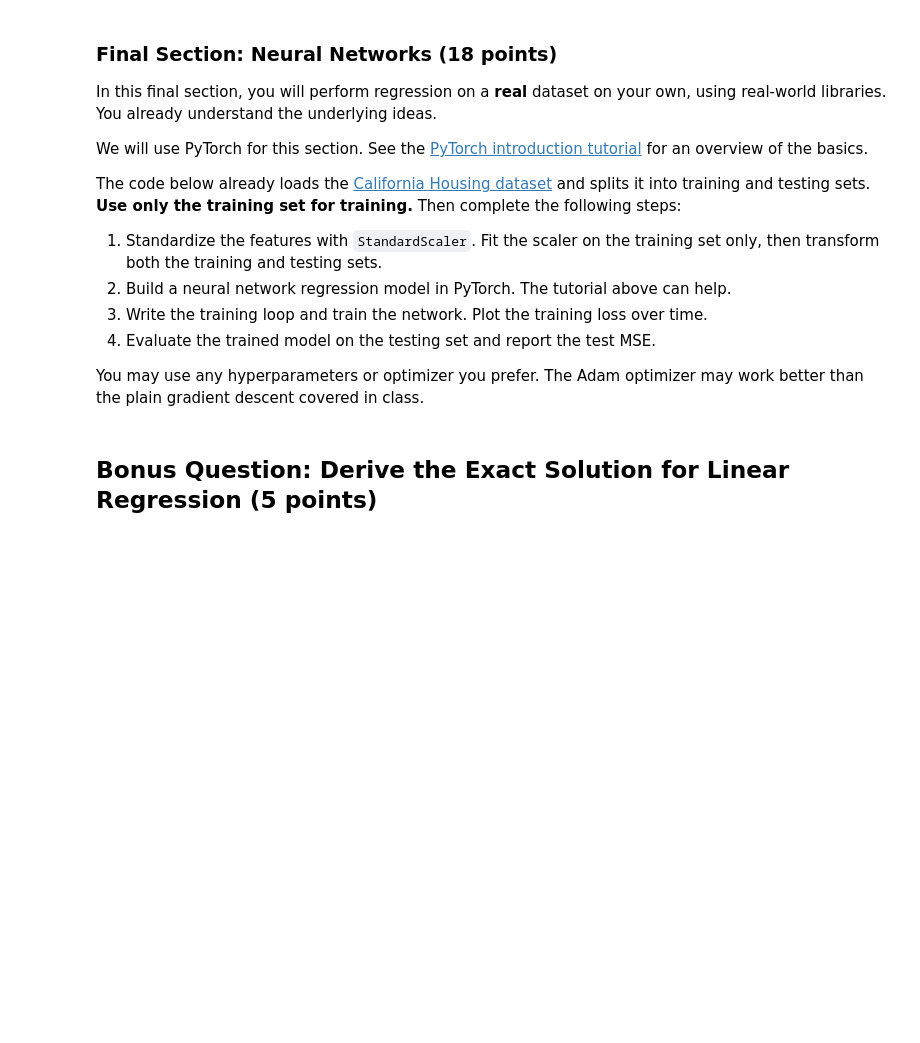
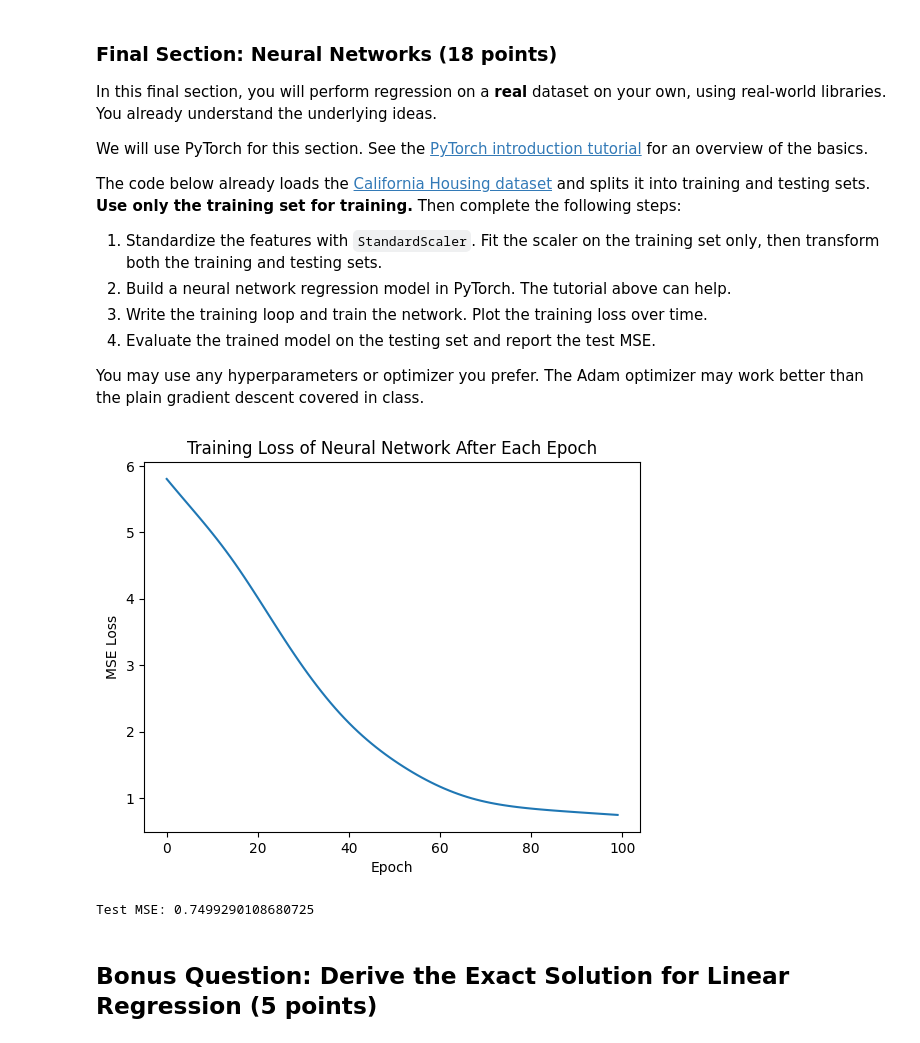
Before and after one commit to bl25845/DATA602_FardinaAlam, a Jupyter notebook: HW5/HW5_Part01-DATA602-Regression.ipynb, the cells around one changed output. Saved outputs shown, nothing was run; the diff lists cells and outputs as text; code cells hidden in the pictures; blank space fills up the shorter version.

```diff
--- a/HW5/HW5_Part01-DATA602-Regression.ipynb
+++ b/HW5/HW5_Part01-DATA602-Regression.ipynb
@@ -992,22 +993,75 @@ You may use any hyperparameters or optimizer you prefer. The Adam optimizer may
 # %%
 # # # Student response
 
 from sklearn.datasets import fetch_california_housing
 from sklearn.model_selection import train_test_split
 from sklearn.preprocessing import StandardScaler
 import torch
 from torch.utils.data import DataLoader, TensorDataset
 import torch.nn as nn
 import torch.optim as optim
 
 # Load the data
 data = fetch_california_housing()
 X, y = data.data, data.target
 
 # Split the data
 X_train, X_test, y_train, y_test = train_test_split(X, y, test_size=0.2, random_state=42)
 
 ### Your code below
+# scaling the train, test sets
+scaler = StandardScaler()
+X_train_scaled = scaler.fit_transform(X_train)
+X_test_scaled = scaler.transform(X_test)
+
+# convert to Pytorch tensor
+X_train_tensor = torch.tensor(X_train_scaled, dtype=torch.float32)
+y_train_tensor = torch.tensor(y_train, dtype=torch.float32).reshape(-1, 1)
+
+X_test_tensor = torch.tensor(X_test_scaled, dtype=torch.float32)
+y_test_tensor = torch.tensor(y_test, dtype=torch.float32).reshape(-1, 1)
+
+# training the model
+n_epochs = 100
+
+model = nn.Sequential(
+    nn.Linear(8, 64),
+    nn.ReLU(),
+    nn.Linear(64, 32),
+    nn.ReLU(),
+    nn.Linear(32, 1)
+)
+loss_fun = nn.MSELoss()
+optimizer = optim.Adam(model.parameters(), lr=0.001)
+
+losses = []
+
+for epoch in range(n_epochs):
+    predictions = model(X_train_tensor)
+    loss = loss_fun(predictions, y_train_tensor)
+    optimizer.zero_grad()
+    loss.backward()
+    optimizer.step()
+    losses.append(loss.item())
+
+# plot of the losses
+plt.plot(losses)
+plt.xlabel("Epoch")
+plt.ylabel("MSE Loss")
+plt.title("Training Loss of Neural Network After Each Epoch")
+plt.show()
+
+# evaluating the model
+model.eval()
+
+with torch.no_grad():
+    test_predictions = model(X_test_tensor)
+    test_mse = loss_fun(test_predictions, y_test_tensor)
+
+print("Test MSE:", test_mse.item())
+# %% [output]
+[figure, added]
+Test MSE: 0.7499290108680725
 # %% [markdown]
 ## Bonus Question: Derive the Exact Solution for Linear Regression (5 points)
 # %% [markdown]
```
Also changed, not shown: parts of 9 cells of this notebook, 1 other file.
